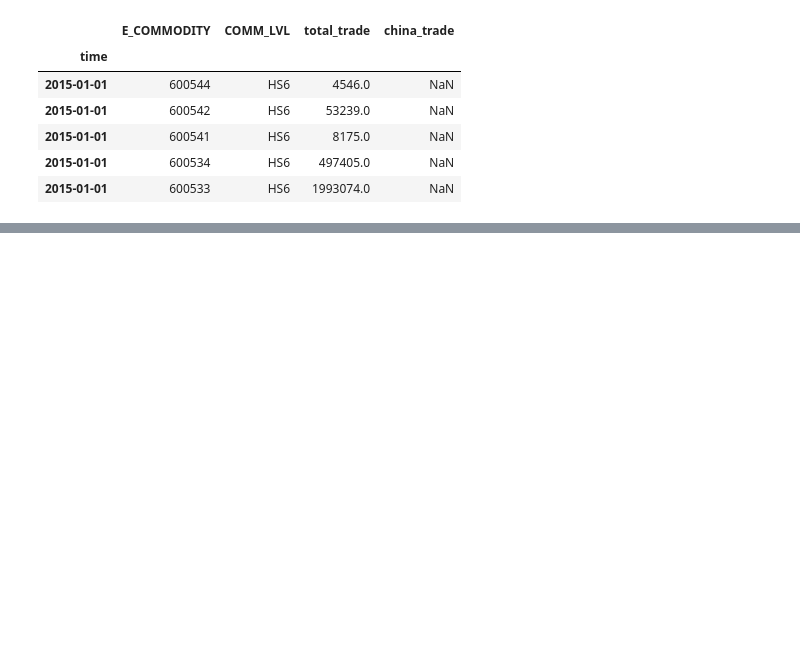
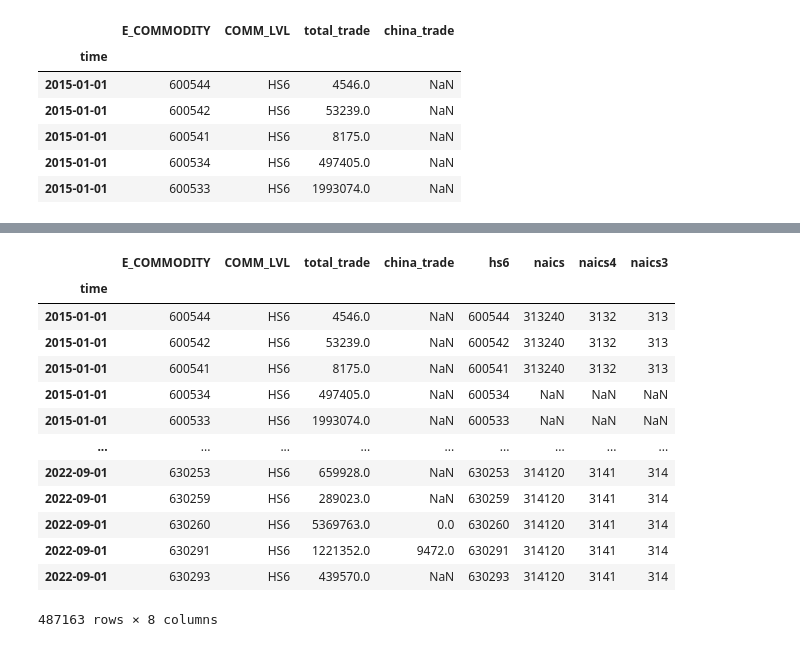
Before and after one commit to JayChang426/Pandas-to-STATA, a Jupyter notebook: countylevel_tariffs_and_exports.ipynb, the cells around one changed output, grey strips where cells are left out. Cells and saved outputs as stored; diff of their text form; code cells hidden in the pictures; blank space fills up the shorter version.

```diff
--- a/countylevel_tariffs_and_exports.ipynb
+++ b/countylevel_tariffs_and_exports.ipynb
@@ -245,0 +263,34 @@ dftrade.to_csv("/Users/changjay/Desktop/Pandas-to-STATA Project/countylevel_tari
+# %%
+#url = "https://www.census.gov/foreign-trade/reference/codes/concordance/expconcord17.xls"
+
+#df_concordance = pd.read_excel(url, dtype = {"commodity": str, "naics": str})
+
+#df_concordance["hs8"] = df_concordance.commodity.str[0:8]
+# truncate down to get the hs8
+
+#df_concordance["hs6"] = df_concordance.commodity.str[0:6]
+# truncate down to get the hs6
+
+#df_concordance["naics3"] = df_concordance["naics"].str[0:3]
+
+#dict_concordance = dict(zip(df_concordance.hs6,df_concordance.naics))
+
+# This creates a dictionaty from which we can map the hs6 to the naics codes
+
+# Full disclosure. There is an issue with the creation of the dictionary as a unique
+# mapping from hs6 to naics. The notebook ``alt_hs_naics_mapping.ipynb'' provides a complete discussion.
+# Ultimatly, this does not matter for the results (relative to the alternative below)
+
+# Below is a fix/alternative approach to creating the mapping from hs6 to naics. In the
+# cases where there are multiple naics codes for each hs6 code, it assigns the naics code that is
+# associated with the most trade.
+
+# For future reference check this out: https://www.bea.gov/industry/zip/NDN0317.zip
+
+file_path = os.getcwd()
+
+alt_concordance = pq.read_table(file_path + "\\data\\alt_concordance.parquet").to_pandas()
+
+alt_concordance.head()
+
+dict_concordance = dict(zip(alt_concordance.hs6,alt_concordance.naics))
@@ -245,0 +370,25 @@ dftrade.to_csv("/Users/changjay/Desktop/Pandas-to-STATA Project/countylevel_tari
+# %%
+dftrade["hs6"] = dftrade.E_COMMODITY
+
+dftrade["naics"] = dftrade["hs6"].map(dict_concordance)
+
+dftrade["naics4"] = dftrade["naics"].str[0:4]
+
+dftrade["naics3"] = dftrade["naics"].str[0:3]
+# %%
+dftrade
+# %% [output]
+|  | E_COMMODITY | COMM_LVL | total_trade | china_trade | hs6 | naics | naics4 | naics3 |
+| time |  |  |  |  |  |  |  |  |
+| 2015-01-01 | 600544 | HS6 | 4546.0 | NaN | 600544 | 313240 | 3132 | 313 |
+| 2015-01-01 | 600542 | HS6 | 53239.0 | NaN | 600542 | 313240 | 3132 | 313 |
+| 2015-01-01 | 600541 | HS6 | 8175.0 | NaN | 600541 | 313240 | 3132 | 313 |
+| 2015-01-01 | 600534 | HS6 | 497405.0 | NaN | 600534 | NaN | NaN | NaN |
+| 2015-01-01 | 600533 | HS6 | 1993074.0 | NaN | 600533 | NaN | NaN | NaN |
+| ... | ... | ... | ... | ... | ... | ... | ... | ... |
+| 2022-09-01 | 630253 | HS6 | 659928.0 | NaN | 630253 | 314120 | 3141 | 314 |
+| 2022-09-01 | 630259 | HS6 | 289023.0 | NaN | 630259 | 314120 | 3141 | 314 |
+| 2022-09-01 | 630260 | HS6 | 5369763.0 | 0.0 | 630260 | 314120 | 3141 | 314 |
+| 2022-09-01 | 630291 | HS6 | 1221352.0 | 9472.0 | 630291 | 314120 | 3141 | 314 |
+| 2022-09-01 | 630293 | HS6 | 439570.0 | NaN | 630293 | 314120 | 3141 | 314 |
+487163 rows × 8 columns
```
Also changed, not shown: parts of 9 cells of this notebook, 2 other files.
